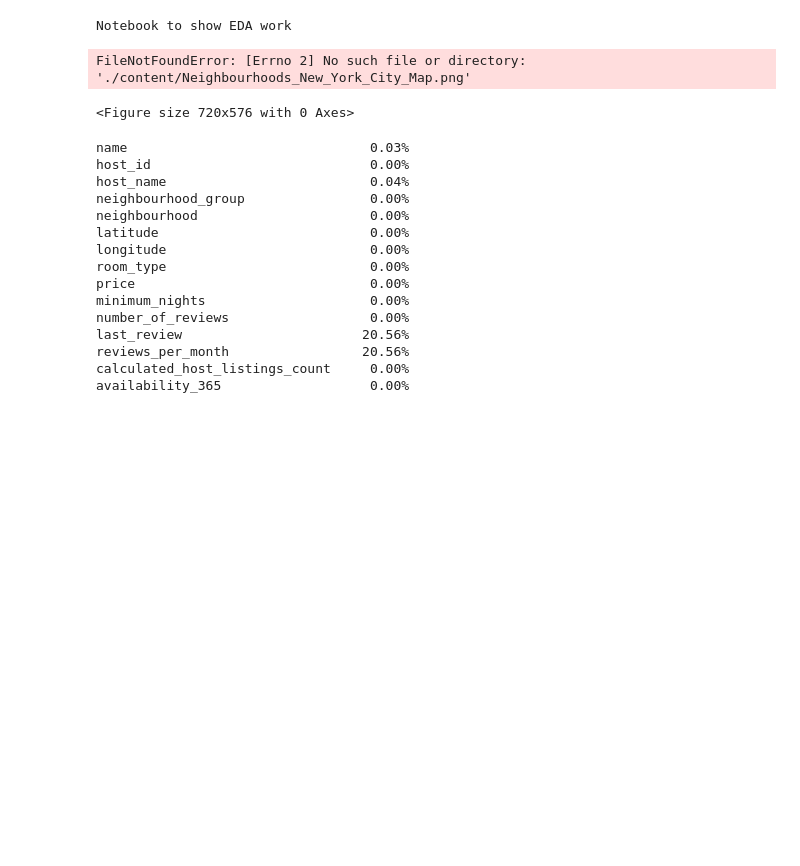
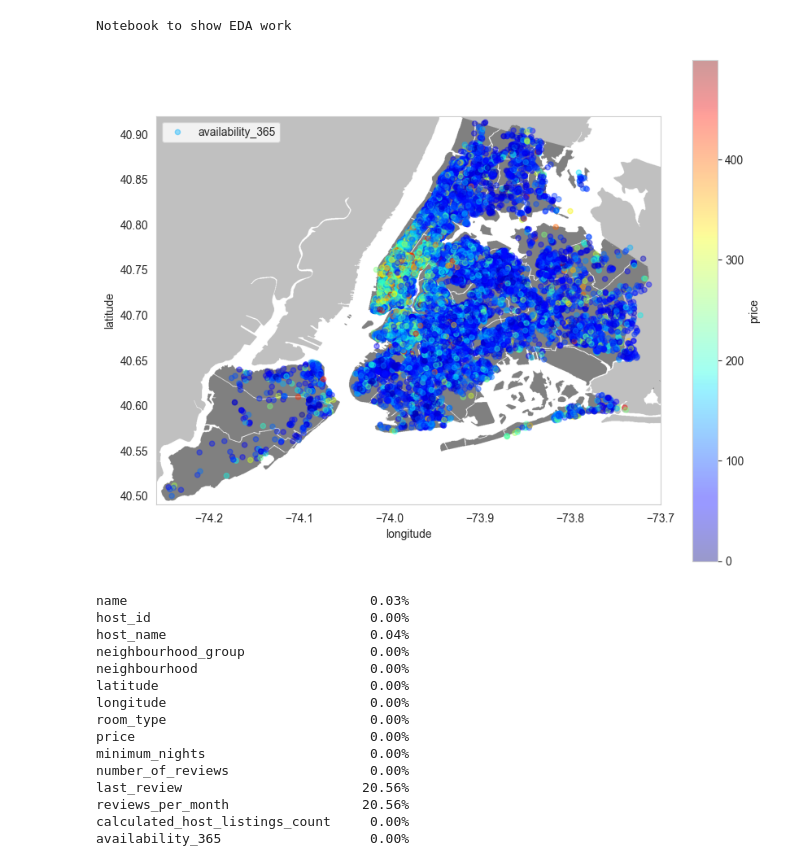
Before and after one commit to CentraleSupelecEnsembleLearningTeam2023/ensemble-learning-2023, a Jupyter notebook: EDA.ipynb, the cells around one changed output. Saved outputs shown, nothing was run; the diff lists cells and outputs as text; code cells hidden in the pictures; blank space fills up the shorter version.

```diff
--- a/EDA.ipynb
+++ b/EDA.ipynb
@@ -80,27 +82,26 @@ Notebook to show EDA work
 # %%
 def plot_nyc_price_map(df):
 
   '''Plot the listings of in nyc to get a better idea of the geolocation of expensive listings.
   the price is limited to 500 as to not allow outliers to skew the scale of price color bar.
   '''
   #initializing the figure size
   plt.figure(figsize=(10,8))
   #import image
-  nyc_img=plt.imread('new-york-city-airbnb-open-data\Neighbourhoods_New_York_City_Map.png')
+  nyc_img=plt.imread("new-york-city-airbnb-open-data/Neighbourhoods_New_York_City_Map.png")
   #scaling the image based on the latitude and longitude max and mins for proper output
   plt.imshow(nyc_img,zorder=0,extent=[-74.258, -73.7, 40.49,40.92])
   ax=plt.gca()
   #using scatterplot again
   df[df['price'] < 500].plot(kind='scatter', x='longitude', y='latitude', label='availability_365', c='price', ax=ax,
             cmap=plt.get_cmap('jet'), colorbar=True, alpha=0.4, zorder=5, grid = False)
 
   plt.legend()
   plt.show()
 
 plot_nyc_price_map(df)
 # %% [output]
-FileNotFoundError: [Errno 2] No such file or directory: './content/Neighbourhoods_New_York_City_Map.png'
-<Figure size 720x576 with 0 Axes>
+[figure, added]
 # %%
 #count missing value and visualise
 def missing_value(df):
```
Also changed, not shown: parts of 1 cell of this notebook.
